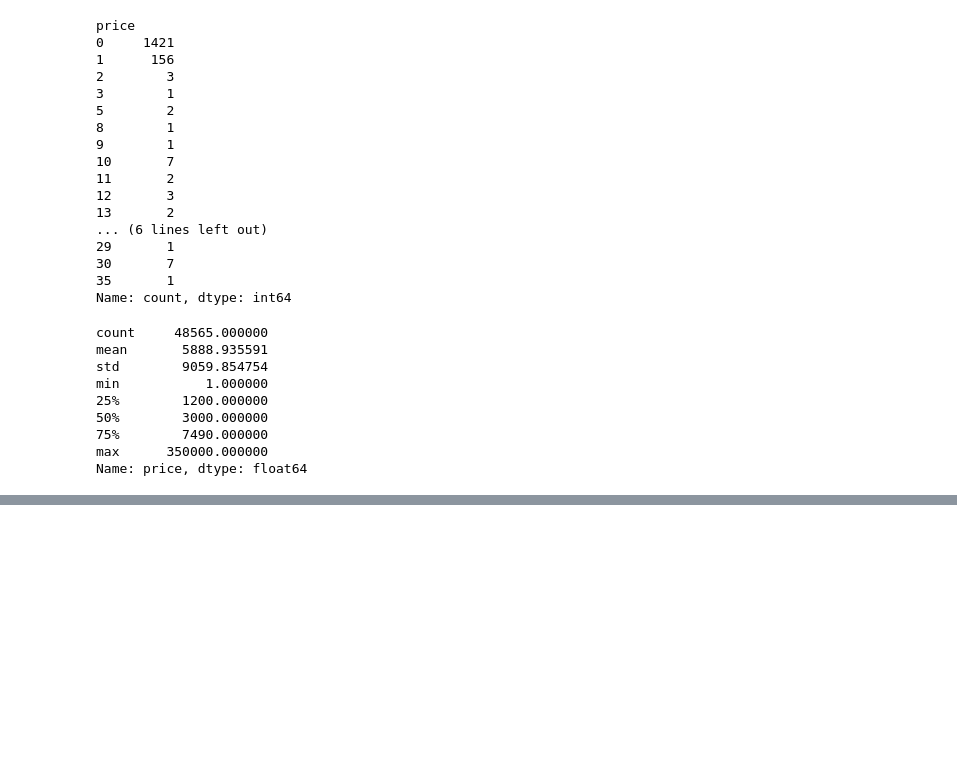
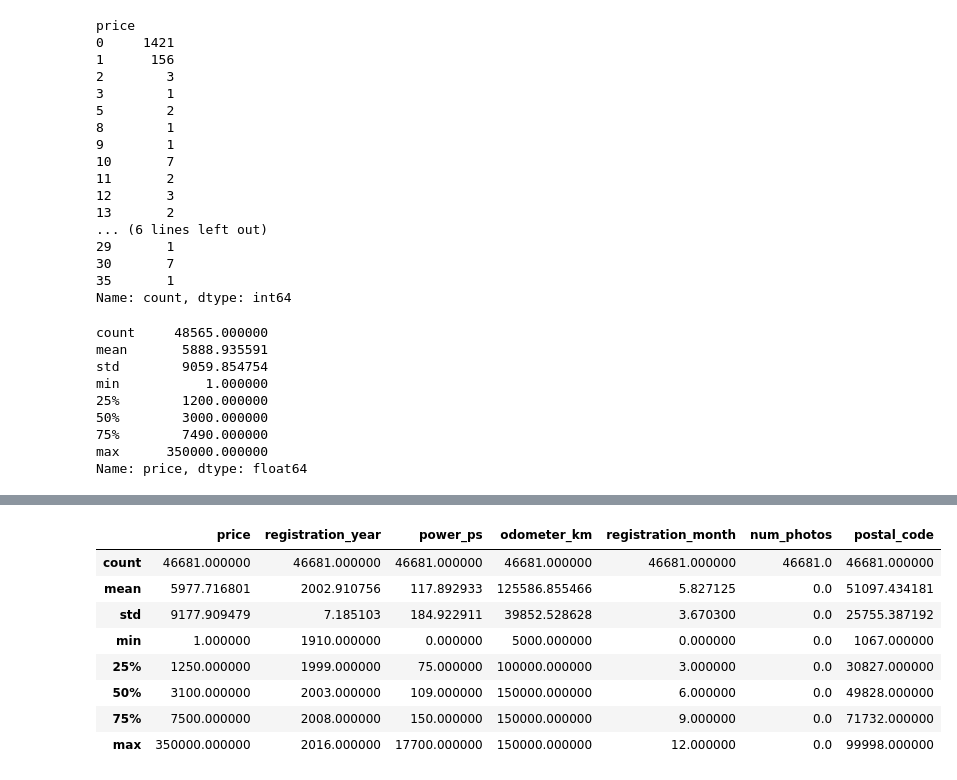
Before and after one commit to ChasingVectors/data_science, a Jupyter notebook: project_ebay_cars/ebay_cars.ipynb, the cells around one changed output, grey strips where cells are left out. Cells and saved outputs as stored; diff of their text form; code cells hidden in the pictures; blank space fills up the shorter version.

```diff
--- a/project_ebay_cars/ebay_cars.ipynb
+++ b/project_ebay_cars/ebay_cars.ipynb
@@ -178,0 +199,14 @@ Name: price, dtype: float64
+# %%
+autos = autos[autos['registration_year'].between(1900,2016)]
+# %%
+autos.describe()
+# %% [output]
+|  | price | registration_year | power_ps | odometer_km | registration_month | num_photos | postal_code |
+| count | 46681.000000 | 46681.000000 | 46681.000000 | 46681.000000 | 46681.000000 | 46681.0 | 46681.000000 |
+| mean | 5977.716801 | 2002.910756 | 117.892933 | 125586.855466 | 5.827125 | 0.0 | 51097.434181 |
+| std | 9177.909479 | 7.185103 | 184.922911 | 39852.528628 | 3.670300 | 0.0 | 25755.387192 |
+| min | 1.000000 | 1910.000000 | 0.000000 | 5000.000000 | 0.000000 | 0.0 | 1067.000000 |
+| 25% | 1250.000000 | 1999.000000 | 75.000000 | 100000.000000 | 3.000000 | 0.0 | 30827.000000 |
+| 50% | 3100.000000 | 2003.000000 | 109.000000 | 150000.000000 | 6.000000 | 0.0 | 49828.000000 |
+| 75% | 7500.000000 | 2008.000000 | 150.000000 | 150000.000000 | 9.000000 | 0.0 | 71732.000000 |
+| max | 350000.000000 | 2016.000000 | 17700.000000 | 150000.000000 | 12.000000 | 0.0 | 99998.000000 |
```
Also changed, not shown: parts of 8 cells of this notebook.
